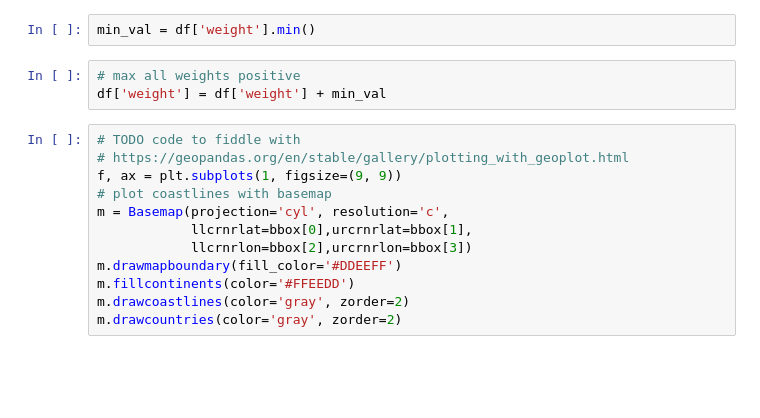
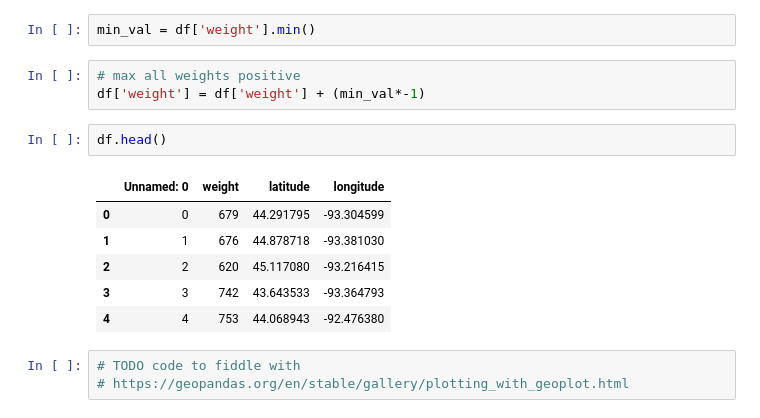
Before and after one commit to dreyco676/mn_childcare, a Jupyter notebook: kde.ipynb, the cells around one changed output. Drawn from its saved outputs; the diff is of its cells as text; blank space fills up the shorter version.

```diff
--- a/kde.ipynb
+++ b/kde.ipynb
@@ -18,16 +18,16 @@ df.drop('coords', axis=1, inplace=True)
 min_val = df['weight'].min()
 # %%
 # max all weights positive
-df['weight'] = df['weight'] + min_val
+df['weight'] = df['weight'] + (min_val*-1)
+# %%
+df.head()
+# %% [output]
+|  | Unnamed: 0 | weight | latitude | longitude |
+| 0 | 0 | 679 | 44.291795 | -93.304599 |
+| 1 | 1 | 676 | 44.878718 | -93.381030 |
+| 2 | 2 | 620 | 45.117080 | -93.216415 |
+| 3 | 3 | 742 | 43.643533 | -93.364793 |
+| 4 | 4 | 753 | 44.068943 | -92.476380 |
 # %%
 # TODO code to fiddle with
 # https://geopandas.org/en/stable/gallery/plotting_with_geoplot.html
-f, ax = plt.subplots(1, figsize=(9, 9))
-# plot coastlines with basemap
-m = Basemap(projection='cyl', resolution='c',
-            llcrnrlat=bbox[0],urcrnrlat=bbox[1],
-            llcrnrlon=bbox[2],urcrnrlon=bbox[3])
-m.drawmapboundary(fill_color='#DDEEFF')
-m.fillcontinents(color='#FFEEDD')
-m.drawcoastlines(color='gray', zorder=2)
-m.drawcountries(color='gray', zorder=2)
```
Also changed, not shown: parts of 13 cells of this notebook, 57 other files.
